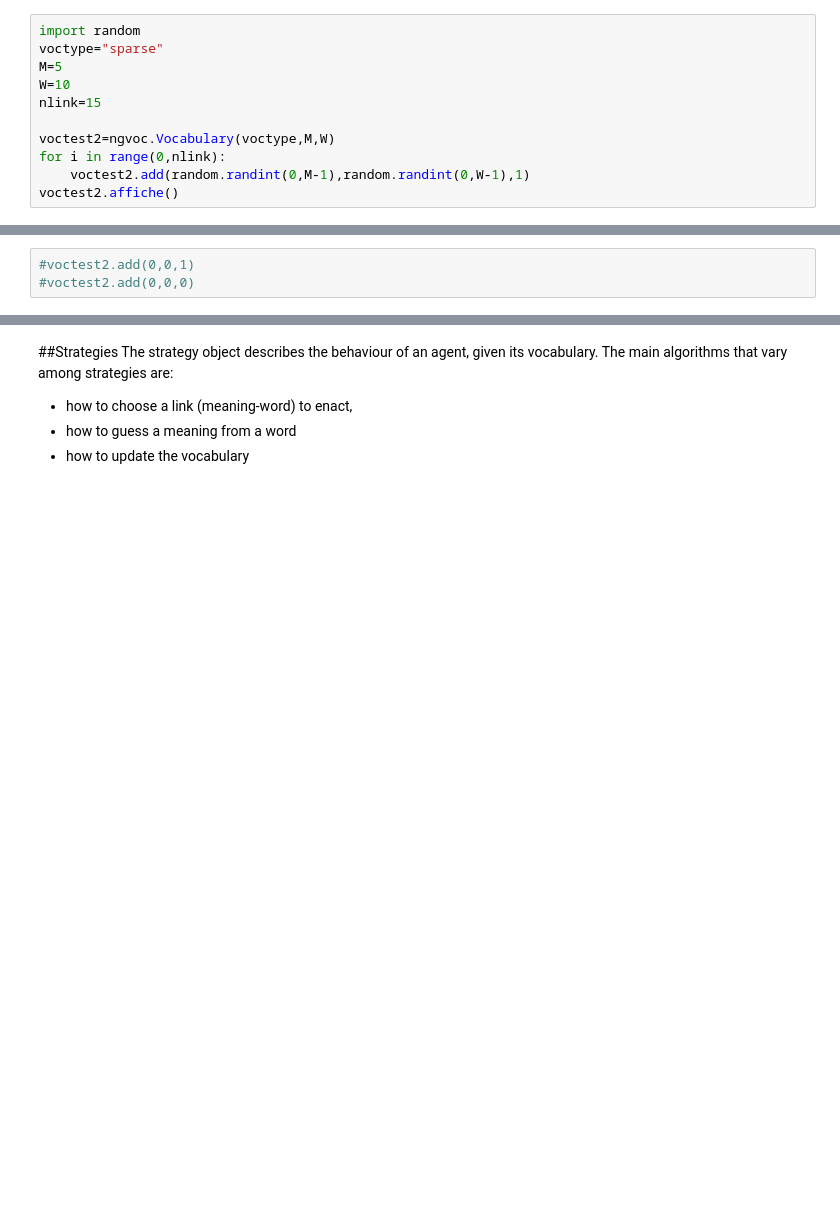
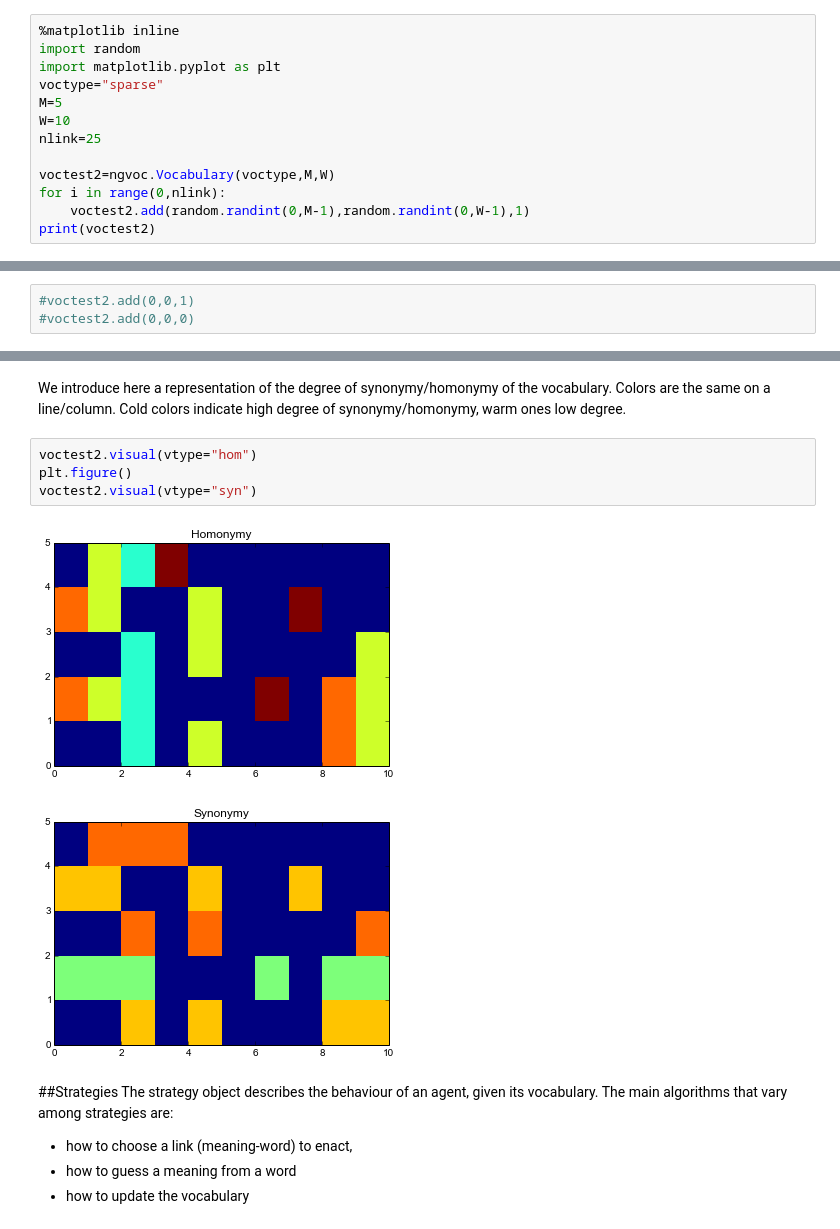
Before and after one commit to flowersteam/naminggamesal, a Jupyter notebook: notebooks/Introduction.ipynb, the cells around one changed output, grey strips where cells are left out. Cells and saved outputs as stored; diff of their text form; blank space fills up the shorter version.

Commit message:
Added visualizations, for voc and strat objects. Updated Introduction.ipynb accordingly

```diff
--- a/notebooks/Introduction.ipynb
+++ b/notebooks/Introduction.ipynb
@@ -89,14 +89,16 @@ voctest.affiche()
 ###Useful functions
 Such as finding special subsets of meanings or words, and picking meanings and words among them. First we initialize a random vocabulary, and then apply all the functions.
 # %%
+%matplotlib inline
 import random
+import matplotlib.pyplot as plt
 voctype="sparse"
 M=5
 W=10
-nlink=15
+nlink=25
 
 voctest2=ngvoc.Vocabulary(voctype,M,W)
 for i in range(0,nlink):
     voctest2.add(random.randint(0,M-1),random.randint(0,W-1),1)
-voctest2.affiche()
+print(voctest2)
 # %% [output]
@@ -173,3 +175,12 @@ Unknown meanings for word 2:
+# %% [markdown]
+We introduce here a representation of the degree of synonymy/homonymy of the vocabulary. Colors are the same on a line/column. Cold colors indicate high degree of synonymy/homonymy, warm ones low degree.
+# %%
+voctest2.visual(vtype="hom")
+plt.figure()
+voctest2.visual(vtype="syn")
+# %% [output]
+[figure, added]
+[figure, added]
 # %% [markdown]
 ##Strategies
 The strategy object describes the behaviour of an agent, given its vocabulary. The main algorithms that vary among strategies are:
```
Also changed, not shown: parts of 23 cells of this notebook, 4 other files.
